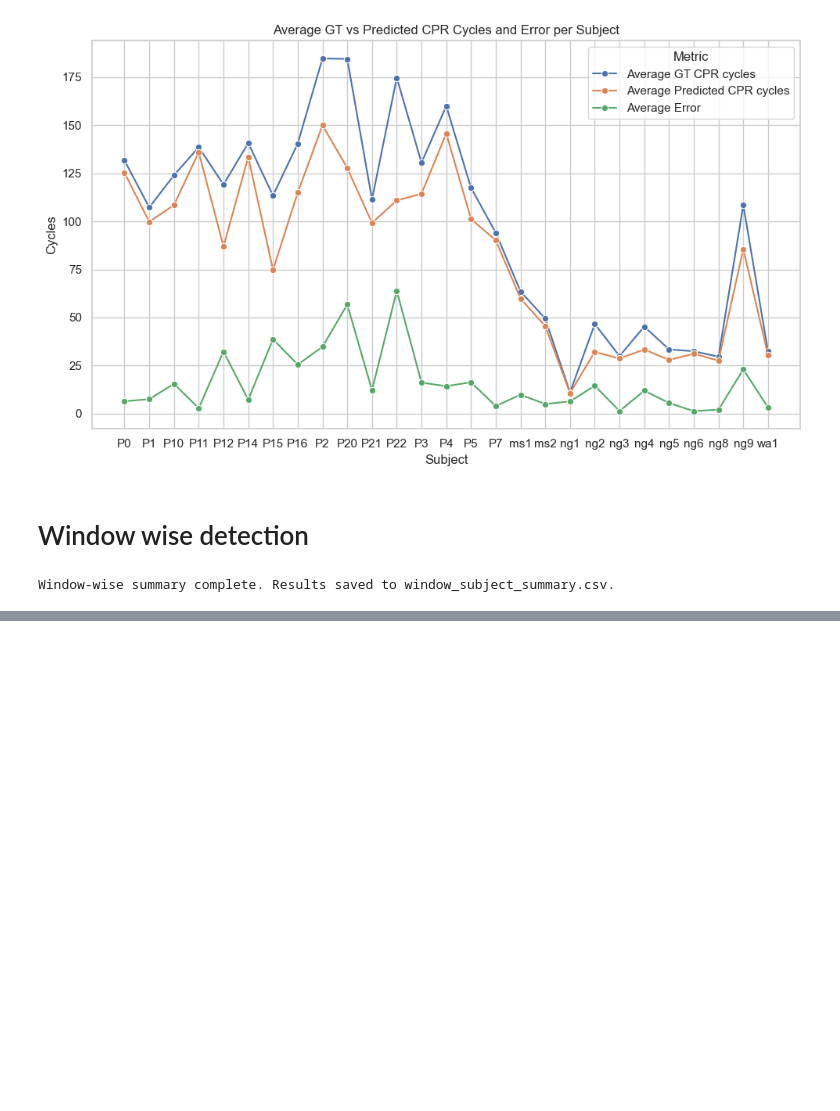
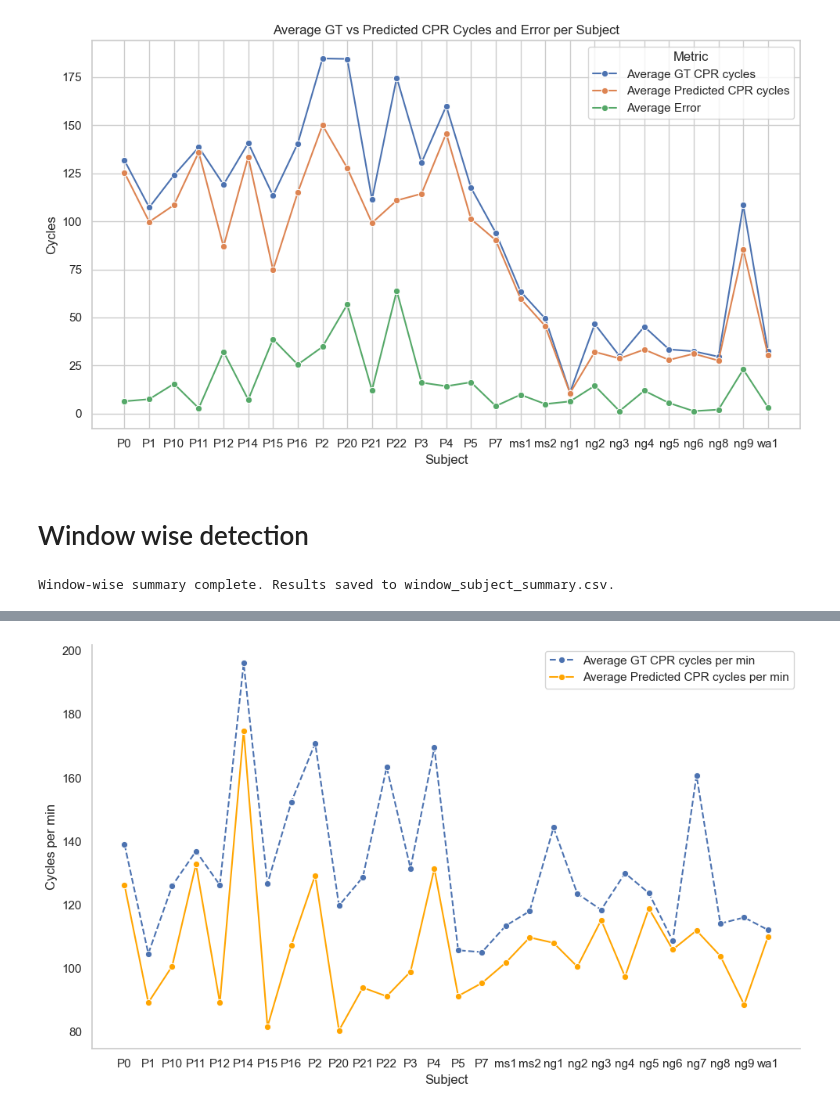
Before and after one commit to UVA-DSA/EgoEMS, a Jupyter notebook: Benchmarks/CPR_quality/vision/generate_results.ipynb, the cells around one changed output, grey strips where cells are left out. Drawn from its saved outputs; the diff is of its cells as text; code cells hidden in the pictures; blank space fills up the shorter version.

Commit message:
window based cpr rate and depth prediction using vision

```diff
--- a/Benchmarks/CPR_quality/vision/generate_results.ipynb
+++ b/Benchmarks/CPR_quality/vision/generate_results.ipynb
@@ -173,0 +260,48 @@ plt.show()
+# %%
+import pandas as pd
+import seaborn as sns
+import matplotlib.pyplot as plt
+
+# Load the summary data
+summary_df = pd.read_csv(r'E:\EgoExoEMS\Benchmarks\CPR_quality\vision\depth_window_subject_summary.csv')
+
+# Set up the plot style
+sns.set(style="whitegrid")
+
+# Melt the DataFrame to use in Seaborn
+melted_df = summary_df.melt(id_vars='Subject',
+                            value_vars=['Average GT CPR cycles per min', 'Average Predicted CPR cycles per min'],
+                            var_name='Metric', value_name='Cycles')
+
+# Create the line plot with customized style
+plt.figure(figsize=(10, 6))
+
+# Plot GT rate with dashed line
+sns.lineplot(
+    data=melted_df[melted_df['Metric'] == 'Average GT CPR cycles per min'],
+    x='Subject', y='Cycles', label='Average GT CPR cycles per min',
+    linestyle='--',  marker="o"
+)
+
+# Plot Predicted rate with solid orange line
+sns.lineplot(
+    data=melted_df[melted_df['Metric'] == 'Average Predicted CPR cycles per min'],
+    x='Subject', y='Cycles', label='Average Predicted CPR cycles per min',
+    linestyle='-', color='orange', marker="o"
+)
+
+# Add plot labels and title
+# plt.title('Average GT vs Predicted CPR Cycles per Minute per Subject')
+plt.xlabel('Subject')
+plt.ylabel('Cycles per min')
+
+sns.despine()
+
+# Disable grid
+plt.grid(False)
+
+# Display the plot
+plt.tight_layout()
+plt.show()
+# %% [output]
+[figure, added]
```
Also changed, not shown: parts of 4 cells of this notebook, 10 other files.
